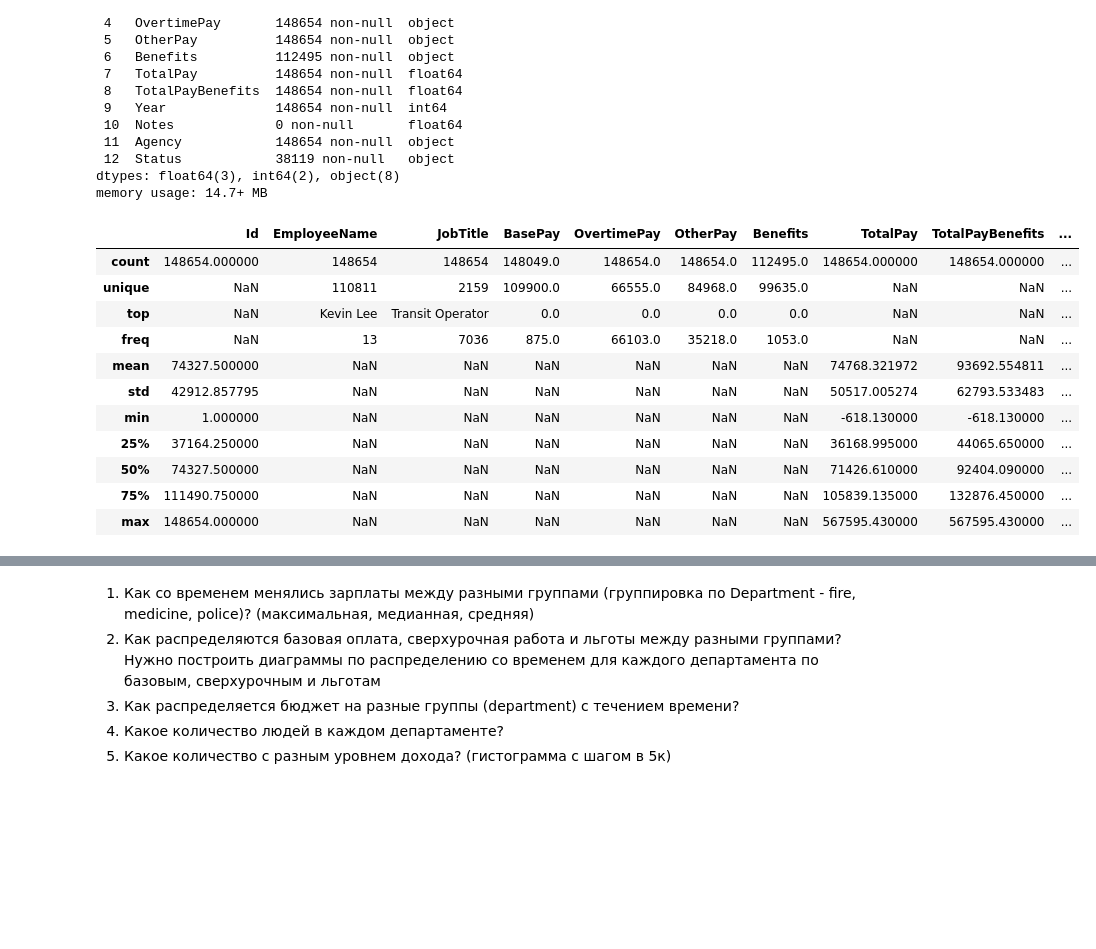
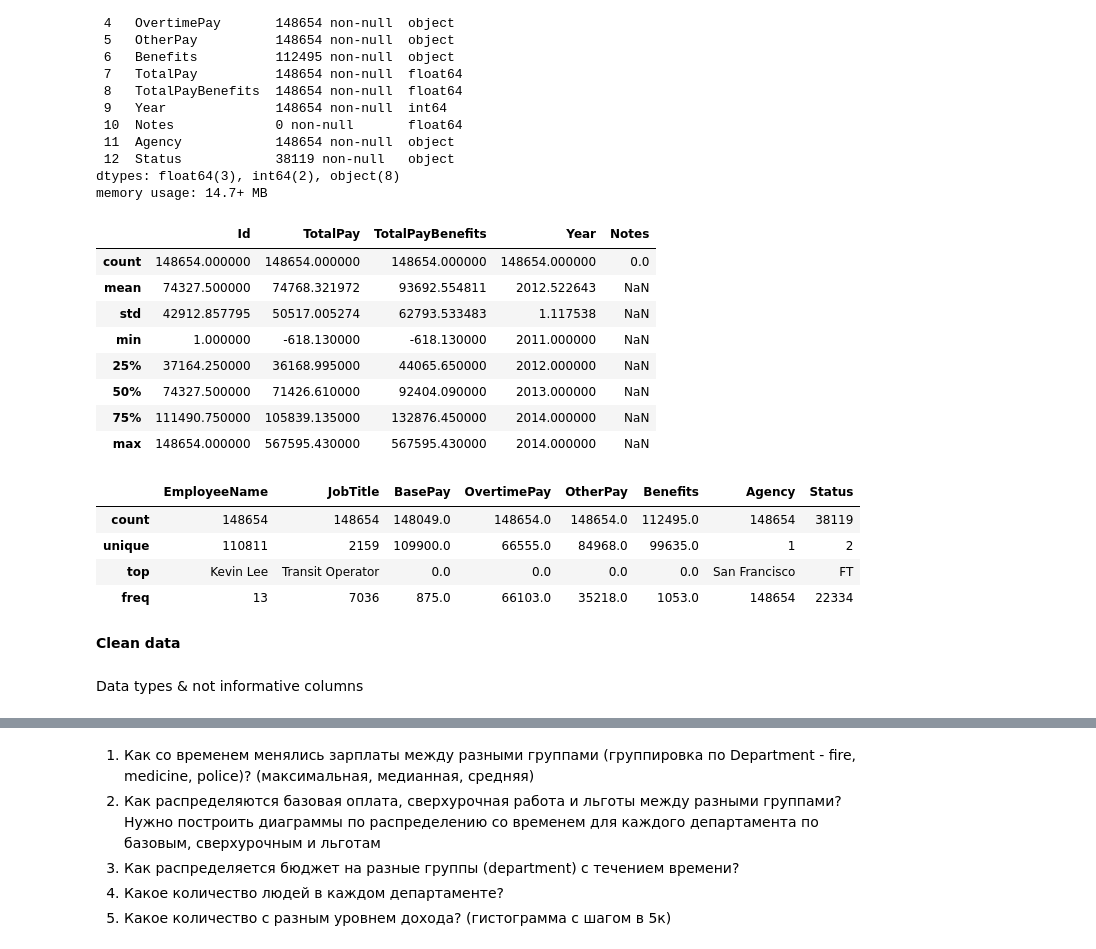
Before and after one commit to savitskaya-om/python, a Jupyter notebook: project/PROJECT.ipynb, the cells around one changed output, grey strips where cells are left out. Cells and saved outputs as stored; diff of their text form; code cells hidden in the pictures; blank space fills up the shorter version.

```diff
--- a/project/PROJECT.ipynb
+++ b/project/PROJECT.ipynb
@@ -40,18 +51,27 @@ Data columns (total 13 columns):
  12  Status            38119 non-null   object
 dtypes: float64(3), int64(2), object(8)
 memory usage: 14.7+ MB
+# %%
+sal.describe()
+# %% [output]
+|  | Id | TotalPay | TotalPayBenefits | Year | Notes |
+| count | 148654.000000 | 148654.000000 | 148654.000000 | 148654.000000 | 0.0 |
+| mean | 74327.500000 | 74768.321972 | 93692.554811 | 2012.522643 | NaN |
+| std | 42912.857795 | 50517.005274 | 62793.533483 | 1.117538 | NaN |
+| min | 1.000000 | -618.130000 | -618.130000 | 2011.000000 | NaN |
+| 25% | 37164.250000 | 36168.995000 | 44065.650000 | 2012.000000 | NaN |
+| 50% | 74327.500000 | 71426.610000 | 92404.090000 | 2013.000000 | NaN |
+| 75% | 111490.750000 | 105839.135000 | 132876.450000 | 2014.000000 | NaN |
+| max | 148654.000000 | 567595.430000 | 567595.430000 | 2014.000000 | NaN |
 # %%
-sal.describe(include='all')
+sal.describe(include = ['O'])
 # %% [output]
-|  | Id | EmployeeName | JobTitle | BasePay | OvertimePay | OtherPay | Benefits | TotalPay | TotalPayBenefits | ... |
-| count | 148654.000000 | 148654 | 148654 | 148049.0 | 148654.0 | 148654.0 | 112495.0 | 148654.000000 | 148654.000000 | ... |
-| unique | NaN | 110811 | 2159 | 109900.0 | 66555.0 | 84968.0 | 99635.0 | NaN | NaN | ... |
-| top | NaN | Kevin Lee | Transit Operator | 0.0 | 0.0 | 0.0 | 0.0 | NaN | NaN | ... |
-| freq | NaN | 13 | 7036 | 875.0 | 66103.0 | 35218.0 | 1053.0 | NaN | NaN | ... |
-| mean | 74327.500000 | NaN | NaN | NaN | NaN | NaN | NaN | 74768.321972 | 93692.554811 | ... |
-| std | 42912.857795 | NaN | NaN | NaN | NaN | NaN | NaN | 50517.005274 | 62793.533483 | ... |
-| min | 1.000000 | NaN | NaN | NaN | NaN | NaN | NaN | -618.130000 | -618.130000 | ... |
-| 25% | 37164.250000 | NaN | NaN | NaN | NaN | NaN | NaN | 36168.995000 | 44065.650000 | ... |
-| 50% | 74327.500000 | NaN | NaN | NaN | NaN | NaN | NaN | 71426.610000 | 92404.090000 | ... |
-| 75% | 111490.750000 | NaN | NaN | NaN | NaN | NaN | NaN | 105839.135000 | 132876.450000 | ... |
-| max | 148654.000000 | NaN | NaN | NaN | NaN | NaN | NaN | 567595.430000 | 567595.430000 | ... |
+|  | EmployeeName | JobTitle | BasePay | OvertimePay | OtherPay | Benefits | Agency | Status |
+| count | 148654 | 148654 | 148049.0 | 148654.0 | 148654.0 | 112495.0 | 148654 | 38119 |
+| unique | 110811 | 2159 | 109900.0 | 66555.0 | 84968.0 | 99635.0 | 1 | 2 |
+| top | Kevin Lee | Transit Operator | 0.0 | 0.0 | 0.0 | 0.0 | San Francisco | FT |
+| freq | 13 | 7036 | 875.0 | 66103.0 | 35218.0 | 1053.0 | 148654 | 22334 |
+# %% [markdown]
+**Clean data**
+# %% [markdown]
+Data types & not informative columns
```
Also changed, not shown: parts of 13 cells of this notebook.
